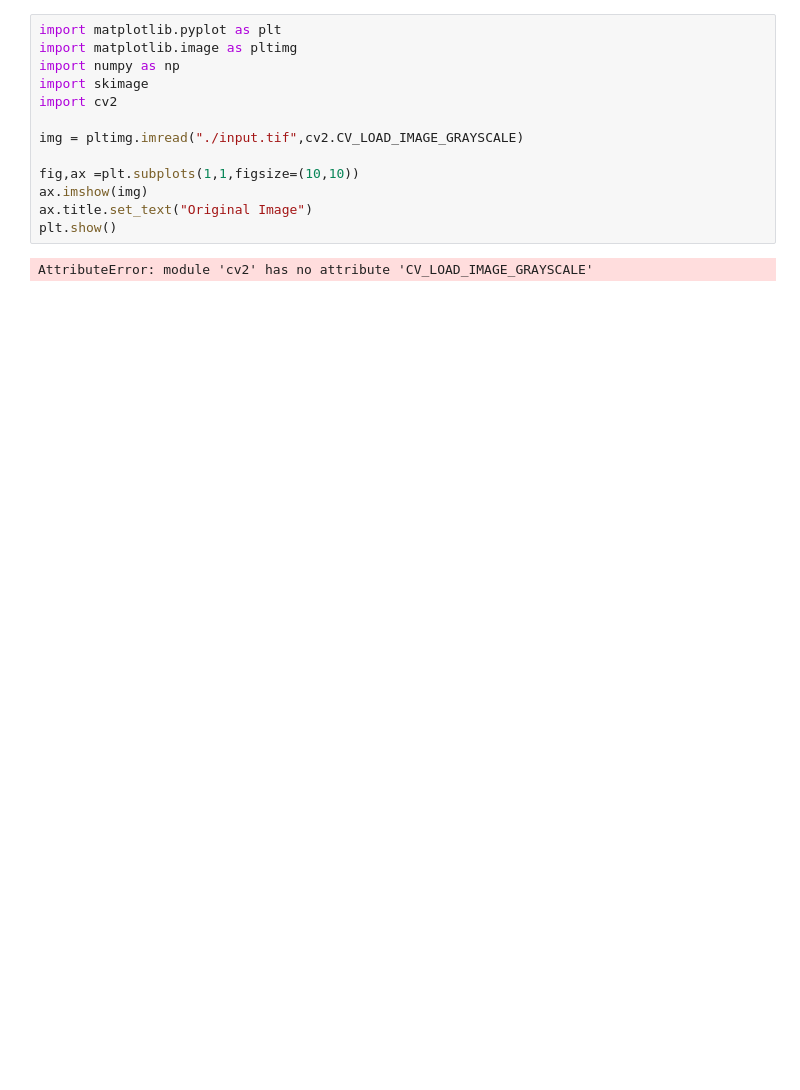
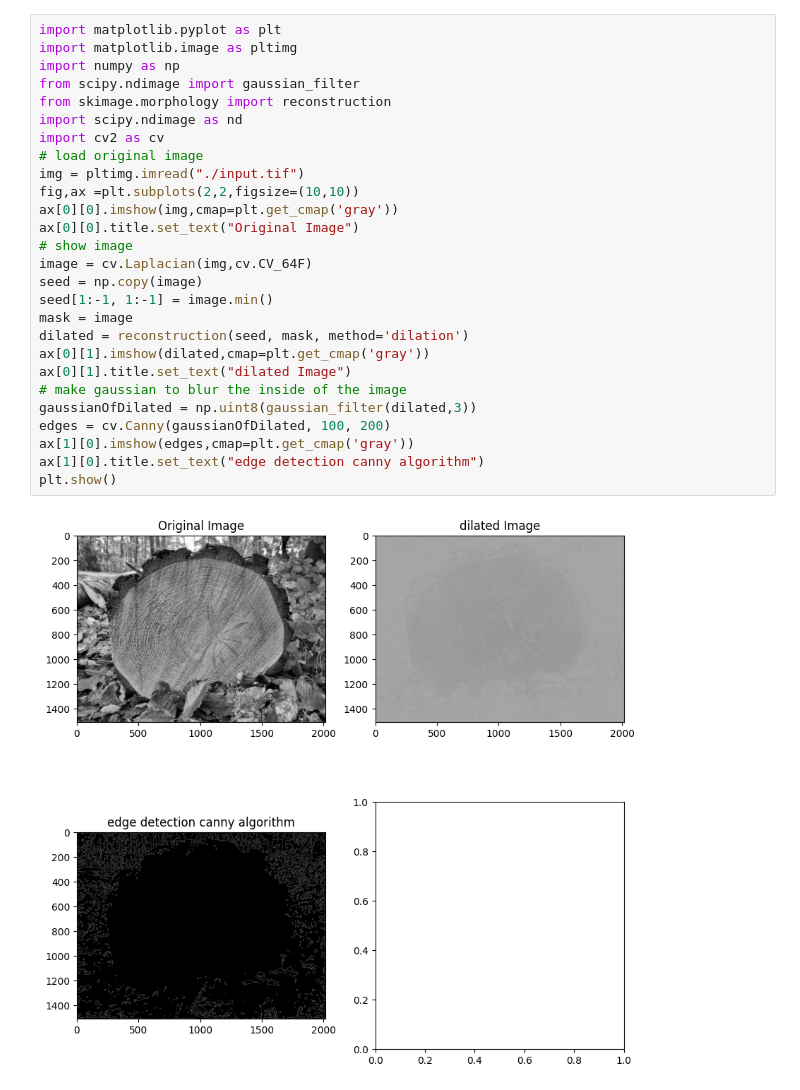
Before and after one commit to TheLoraxxz/DHBW-Mosbach-Digit-Bildverarbeitung-WS2023, a Jupyter notebook: CountRings.ipynb, the cells around one changed output. Saved outputs shown, nothing was run; the diff lists cells and outputs as text; blank space fills up the shorter version.

```diff
--- a/CountRings.ipynb
+++ b/CountRings.ipynb
@@ -1,15 +1,29 @@
-# %%
-import matplotlib.pyplot as plt
-import matplotlib.image as pltimg
-import numpy as np
-import skimage
-import cv2
-
-img = pltimg.imread("./input.tif",cv2.CV_LOAD_IMAGE_GRAYSCALE)
-
-fig,ax =plt.subplots(1,1,figsize=(10,10))
-ax.imshow(img)
-ax.title.set_text("Original Image")
-plt.show()
-# %% [output]
-AttributeError: module 'cv2' has no attribute 'CV_LOAD_IMAGE_GRAYSCALE'
+# %%
+import matplotlib.pyplot as plt
+import matplotlib.image as pltimg
+import numpy as np
+from scipy.ndimage import gaussian_filter
+from skimage.morphology import reconstruction
+import scipy.ndimage as nd
+import cv2 as cv
+# load original image
+img = pltimg.imread("./input.tif")
+fig,ax =plt.subplots(2,2,figsize=(10,10))
+ax[0][0].imshow(img,cmap=plt.get_cmap('gray'))
+ax[0][0].title.set_text("Original Image")
+# show image
+image = cv.Laplacian(img,cv.CV_64F)
+seed = np.copy(image)
+seed[1:-1, 1:-1] = image.min()
+mask = image
+dilated = reconstruction(seed, mask, method='dilation')
+ax[0][1].imshow(dilated,cmap=plt.get_cmap('gray'))
+ax[0][1].title.set_text("dilated Image")
+# make gaussian to blur the inside of the image
+gaussianOfDilated = np.uint8(gaussian_filter(dilated,3))
+edges = cv.Canny(gaussianOfDilated, 100, 200)
+ax[1][0].imshow(edges,cmap=plt.get_cmap('gray'))
+ax[1][0].title.set_text("edge detection canny algorithm")
+plt.show()
+# %% [output]
+[figure, added]
```
